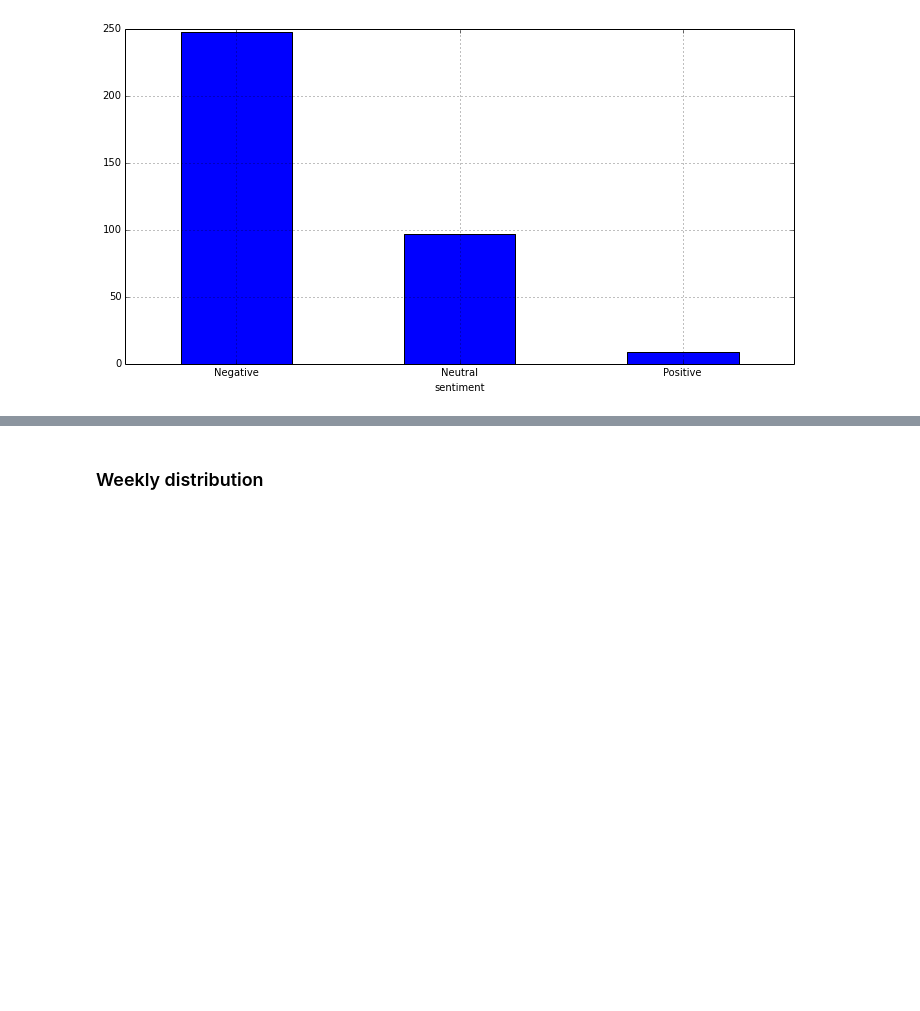
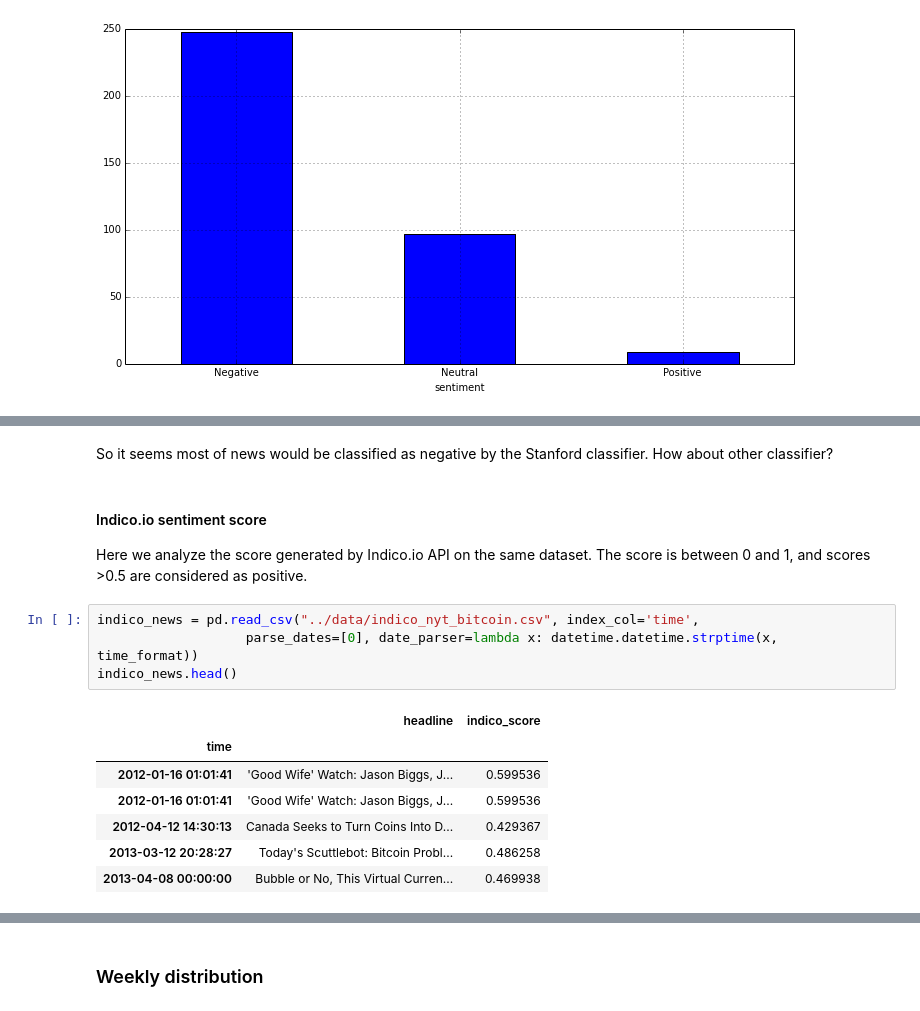
Before and after one commit to yyl/btc-price-analysis, a Jupyter notebook: notes/news_analysis.ipynb, the cells around one changed output, grey strips where cells are left out. Cells and saved outputs as stored; diff of their text form; blank space fills up the shorter version.

```diff
--- a/notes/news_analysis.ipynb
+++ b/notes/news_analysis.ipynb
@@ -43,0 +66,18 @@ Massively negative ratings!!!!
+# %% [markdown]
+So it seems most of news would be classified as negative by the Stanford classifier. How about other classifier?
+# %% [markdown]
+#### Indico.io sentiment score
+
+Here we analyze the score generated by Indico.io API on the same dataset. The score is between 0 and 1, and scores >0.5 are considered as positive.
+# %%
+indico_news = pd.read_csv("../data/indico_nyt_bitcoin.csv", index_col='time',
+                   parse_dates=[0], date_parser=lambda x: datetime.datetime.strptime(x, time_format))
+indico_news.head()
+# %% [output]
+|  | headline | indico_score |
+| time |  |  |
+| 2012-01-16 01:01:41 | 'Good Wife' Watch: Jason Biggs, J... | 0.599536 |
+| 2012-01-16 01:01:41 | 'Good Wife' Watch: Jason Biggs, J... | 0.599536 |
+| 2012-04-12 14:30:13 | Canada Seeks to Turn Coins Into D... | 0.429367 |
+| 2013-03-12 20:28:27 | Today's Scuttlebot: Bitcoin Probl... | 0.486258 |
+| 2013-04-08 00:00:00 | Bubble or No, This Virtual Curren... | 0.469938 |
```
Also changed, not shown: parts of 10 cells of this notebook, 3 other files.
